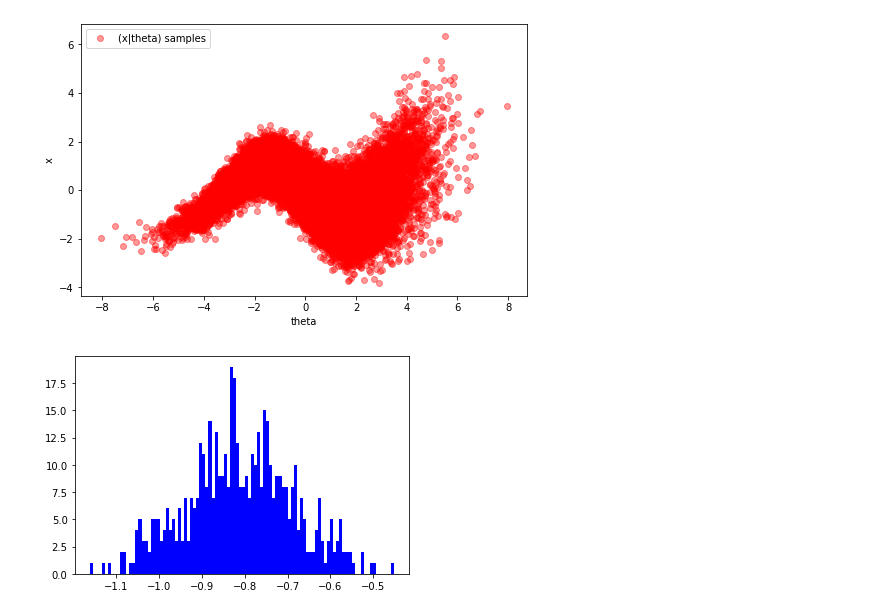
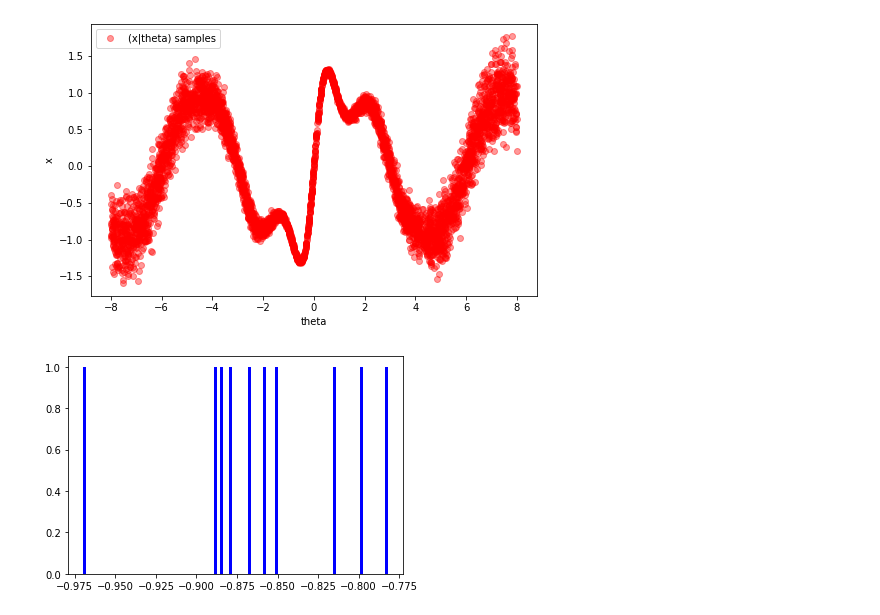
Before and after one commit to ElouanARGOUARCH/SBI, a Jupyter notebook: Untitled.ipynb, the cells around one changed output. Drawn from its saved outputs; the diff is of its cells as text; code cells hidden in the pictures.

```diff
--- a/Untitled.ipynb
+++ b/Untitled.ipynb
@@ -41,7 +5,8 @@ class WLBSampler:
 # %%
-target = ConditionalDensityEstimationTarget(choice = 'Gaussian Field', num_samples = 50000)
+target = Wave()
 target.target_visual()
-x_samples, theta_samples, prior, simulator = target.get_simulator()
+num_samples = 50000
+theta, x = target.make_dataset(num_samples)
 # %% [output]
-[figure, old version]
+[figure, new version]
 # %%
@@ -50,11 +15,11 @@ cndre.train(epochs = 100, batch_size = 10000)
 # %%
 import matplotlib.pyplot as plt
 #x0
-if x_samples.shape[-1]==1 and theta_samples.shape[-1]==1:
-    theta_0 = torch.tensor([-4.])
-    num_samples = 500
-    x0 = simulator(theta_0.unsqueeze(0).repeat(num_samples,1,1))
+if x.shape[-1]==1 and theta.shape[-1]==1:
+    theta_0 = torch.tensor([-2.])
+    num_samples = 10
+    x0 = target.simulate(theta_0.unsqueeze(0).repeat(num_samples,1))
     plt.hist(x0.numpy(),bins = 100, color = 'blue')
 # %% [output]
-[figure, old version]
+[figure, new version]
 # %%
```
Also changed, not shown: parts of 6 cells of this notebook, 3 other files.
